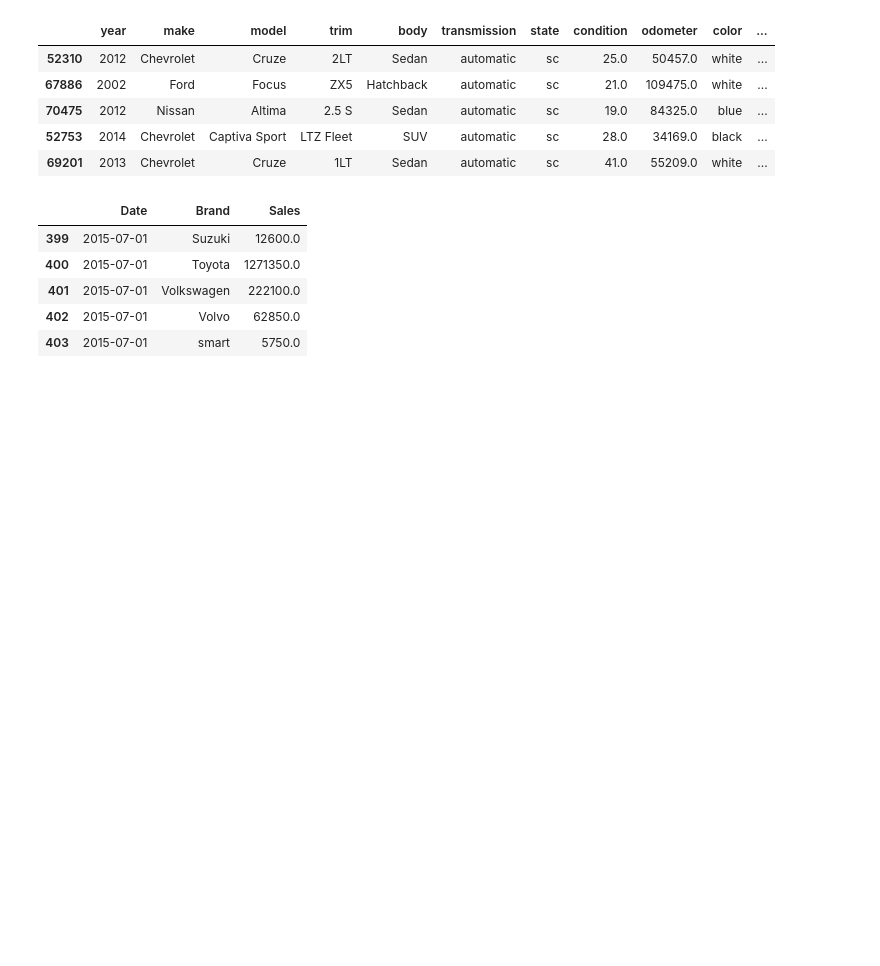
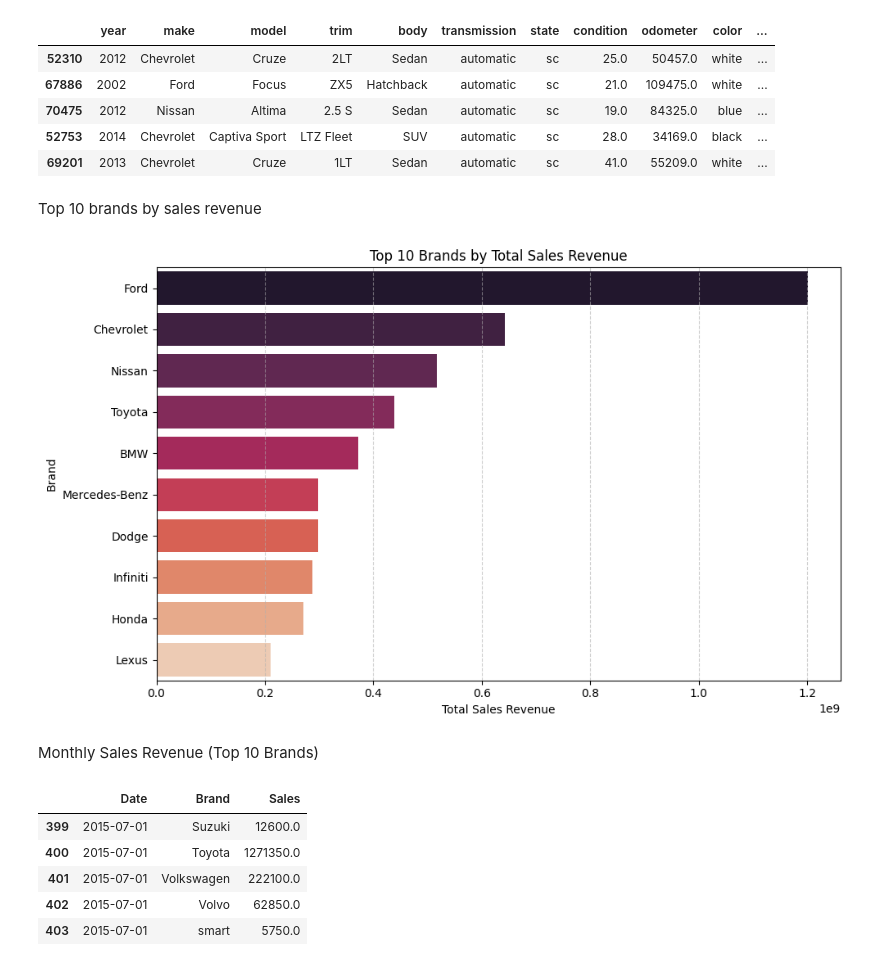
Before and after one commit to Angelika3108/Vehicle-Car-Sales, a Jupyter notebook: vehicle_sales.ipynb, the cells around one changed output. Saved outputs shown, nothing was run; the diff lists cells and outputs as text; code cells hidden in the pictures; blank space fills up the shorter version.

Commit message:
added some charts

```diff
--- a/vehicle_sales.ipynb
+++ b/vehicle_sales.ipynb
@@ -49,6 +49,35 @@ vehicles.head()
 | 70475 | 2012 | Nissan | Altima | 2.5 S | Sedan | automatic | sc | 19.0 | 84325.0 | blue | ... |
 | 52753 | 2014 | Chevrolet | Captiva Sport | LTZ Fleet | SUV | automatic | sc | 28.0 | 34169.0 | black | ... |
 | 69201 | 2013 | Chevrolet | Cruze | 1LT | Sedan | automatic | sc | 41.0 | 55209.0 | white | ... |
+# %% [markdown]
+Top 10 brands by sales revenue
+# %%
+import matplotlib.pyplot as plt
+import seaborn as sns
+
+# 3. here we group sales only by brand
+brand_revenue = (
+    vehicles.groupby('make')['sellingprice']
+    .sum()
+    .sort_values(ascending=False)
+    .head(10)
+)
+
+# 4. Plot bar chart
+plt.figure(figsize=(10, 6))
+sns.barplot(x=brand_revenue.values, y=brand_revenue.index, hue=brand_revenue.index, palette='rocket', legend=False)
+
+plt.title('Top 10 Brands by Total Sales Revenue')
+plt.xlabel('Total Sales Revenue')
+plt.ylabel('Brand')
+plt.grid(axis='x', linestyle='--', alpha=0.6)
+plt.tight_layout()
+plt.savefig('output/Top10brandsbysales.jpg', format='jpg', dpi=300)
+plt.show()
+# %% [output]
+[figure, added]
+# %% [markdown]
+Monthly Sales Revenue (Top 10 Brands)
 # %%
 # Group by SaleDate and Make, summing the 'sellingprice' column (sales revenue)
 grouped = vehicles.groupby([
```
Also changed, not shown: parts of 10 cells of this notebook, 4 other files.
